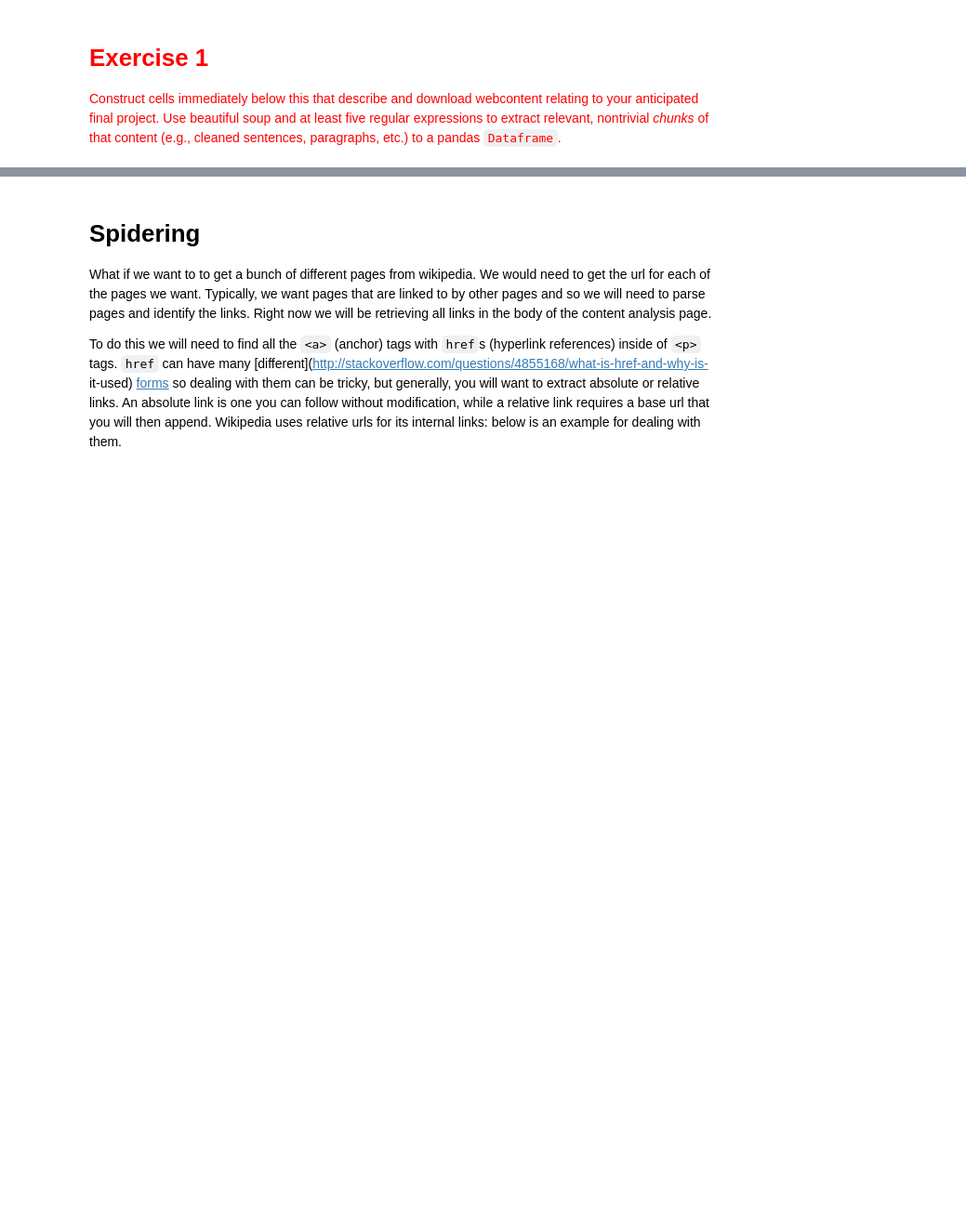
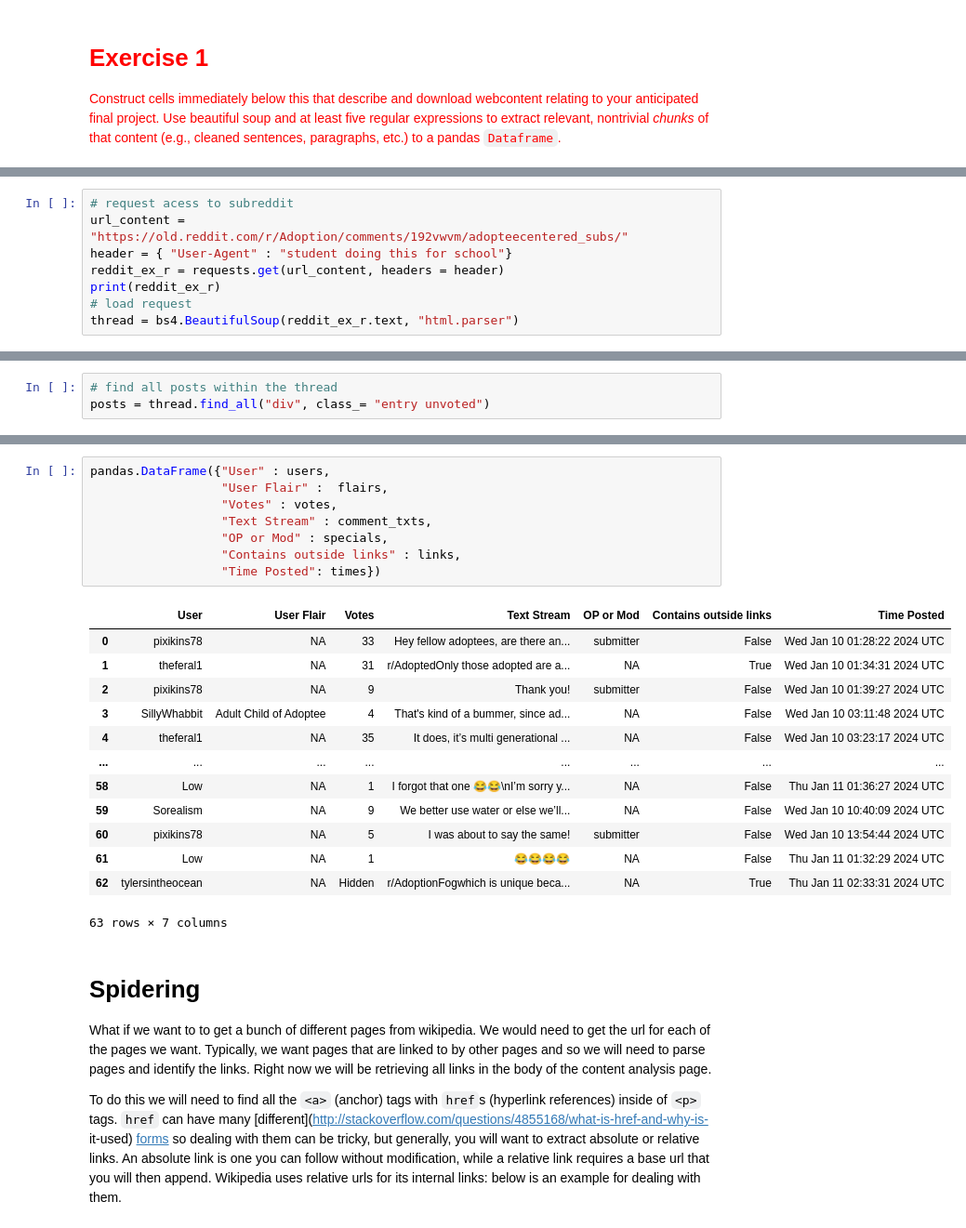
Before and after one commit to ethanjkoz/content-analysis-hw, a Jupyter notebook: week 1/1-Measuring-Meaning-and-Sampling.ipynb, the cells around one changed output, grey strips where cells are left out. Shown: that part at 93% size. Saved outputs shown, nothing was run; the diff lists cells and outputs as text; blank space fills up the shorter version.

```diff
--- a/week 1/1-Measuring-Meaning-and-Sampling.ipynb
+++ b/week 1/1-Measuring-Meaning-and-Sampling.ipynb
@@ -319,0 +314,8 @@ print(reddit_request)
+# %%
+# request acess to subreddit
+url_content = "https://old.reddit.com/r/Adoption/comments/192vwvm/adopteecentered_subs/"
+header = { "User-Agent" : "student doing this for school"}
+reddit_ex_r = requests.get(url_content, headers = header)
+print(reddit_ex_r)
+# load request
+thread = bs4.BeautifulSoup(reddit_ex_r.text, "html.parser")
@@ -319,0 +340,3 @@ print(reddit_request)
+# %%
+# find all posts within the thread
+posts = thread.find_all("div", class_= "entry unvoted")
@@ -320,3 +410,25 @@ print(reddit_request)
+# %%
+pandas.DataFrame({"User" : users,
+                  "User Flair" :  flairs,
+                  "Votes" : votes,
+                  "Text Stream" : comment_txts,
+                  "OP or Mod" : specials,
+                  "Contains outside links" : links,
+                  "Time Posted": times})
+# %% [output]
+|  | User | User Flair | Votes | Text Stream | OP or Mod | Contains outside links | Time Posted |
+| 0 | pixikins78 | NA | 33 | Hey fellow adoptees, are there an... | submitter | False | Wed Jan 10 01:28:22 2024 UTC |
+| 1 | theferal1 | NA | 31 | r/AdoptedOnly those adopted are a... | NA | True | Wed Jan 10 01:34:31 2024 UTC |
+| 2 | pixikins78 | NA | 9 | Thank you! | submitter | False | Wed Jan 10 01:39:27 2024 UTC |
+| 3 | SillyWhabbit | Adult Child of Adoptee | 4 | That's kind of a bummer, since ad... | NA | False | Wed Jan 10 03:11:48 2024 UTC |
+| 4 | theferal1 | NA | 35 | It does, it’s multi generational ... | NA | False | Wed Jan 10 03:23:17 2024 UTC |
+| ... | ... | ... | ... | ... | ... | ... | ... |
+| 58 | Low | NA | 1 | I forgot that one 😂😂\nI’m sorry y... | NA | False | Thu Jan 11 01:36:27 2024 UTC |
+| 59 | Sorealism | NA | 9 | We better use water or else we’ll... | NA | False | Wed Jan 10 10:40:09 2024 UTC |
+| 60 | pixikins78 | NA | 5 | I was about to say the same! | submitter | False | Wed Jan 10 13:54:44 2024 UTC |
+| 61 | Low | NA | 1 | 😂😂😂😂 | NA | False | Thu Jan 11 01:32:29 2024 UTC |
+| 62 | tylersintheocean | NA | Hidden | r/AdoptionFogwhich is unique beca... | NA | True | Thu Jan 11 02:33:31 2024 UTC |
+63 rows × 7 columns
 # %% [markdown]
 
 # Spidering
```
Also changed, not shown: parts of 13 cells of this notebook, 2 other files.
